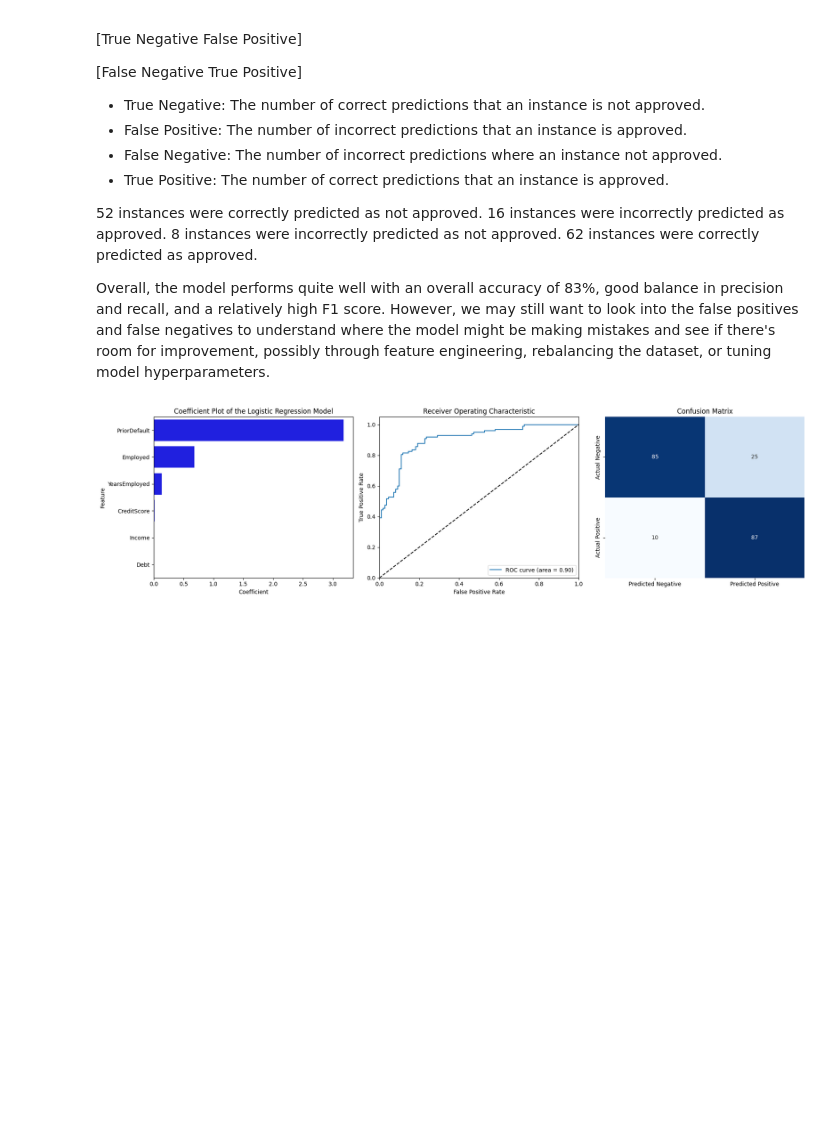
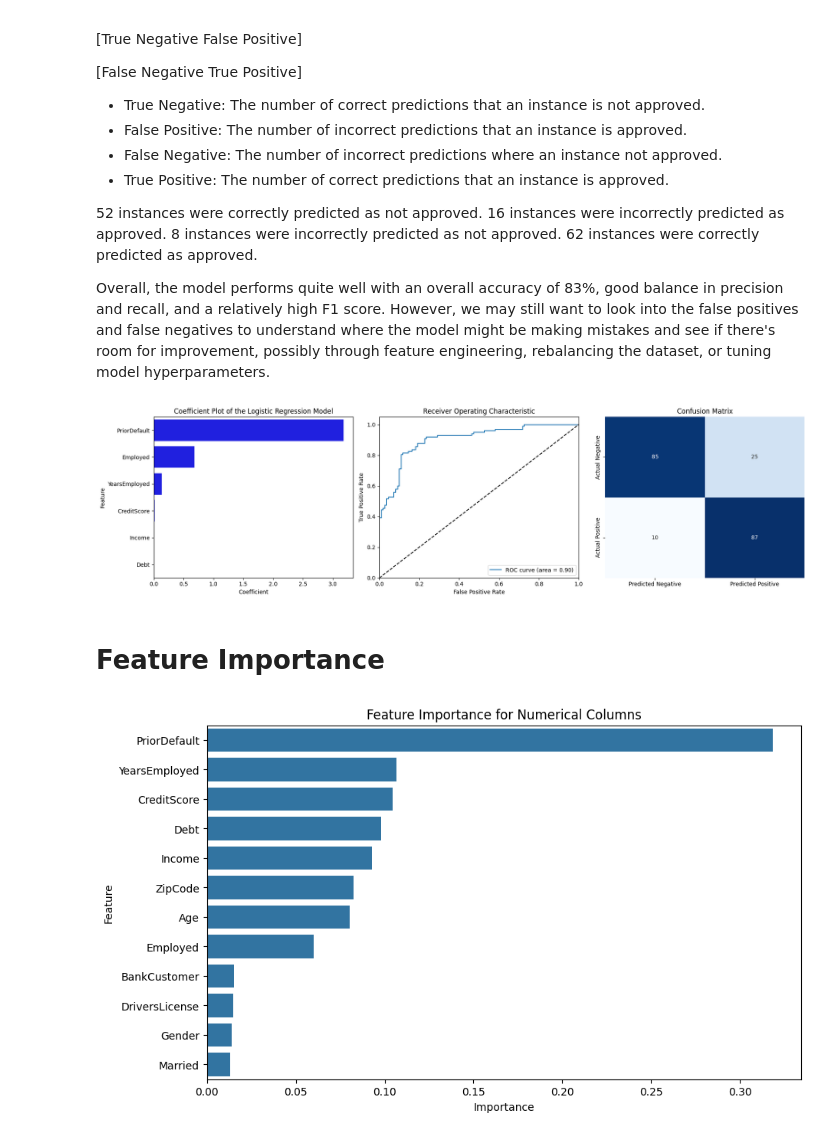
Before and after one commit to dtrejo21/stats-final-project, a Jupyter notebook: FinalProject.ipynb, the cells around one changed output. Drawn from its saved outputs; the diff is of its cells as text; code cells hidden in the pictures; blank space fills up the shorter version.

```diff
--- a/FinalProject.ipynb
+++ b/FinalProject.ipynb
@@ -514,3 +429,34 @@ plt.tight_layout()
 plt.show()
 # %% [output]
 [figure]
+# %% [markdown]
+# Feature Importance
+# %%
+# Select only numerical columns
+X_numerical = cleanData.select_dtypes(include=['int64', 'float64'])
+y = cleanData['Approved']  # Make sure 'Approved' is numeric
+
+# If 'Approved' got selected with numerical columns, drop it from features
+if 'Approved' in X_numerical:
+    X_numerical = X_numerical.drop('Approved', axis=1)
+
+# Fit the Random Forest model on numerical data
+rf = RandomForestClassifier()
+rf.fit(X_numerical, y)
+
+# Get feature importances
+importances = rf.feature_importances_
+
+# Convert to a DataFrame
+feature_importance_df = pd.DataFrame({'Feature': X_numerical.columns, 'Importance': importances})
+
+# Sort by importance
+feature_importance_df = feature_importance_df.sort_values(by='Importance', ascending=False)
+
+# Plot
+plt.figure(figsize=(10, 6))
+sns.barplot(x='Importance', y='Feature', data=feature_importance_df)
+plt.title('Feature Importance for Numerical Columns')
+plt.show()
+# %% [output]
+[figure, added]
```
Also changed, not shown: parts of 25 cells of this notebook.
